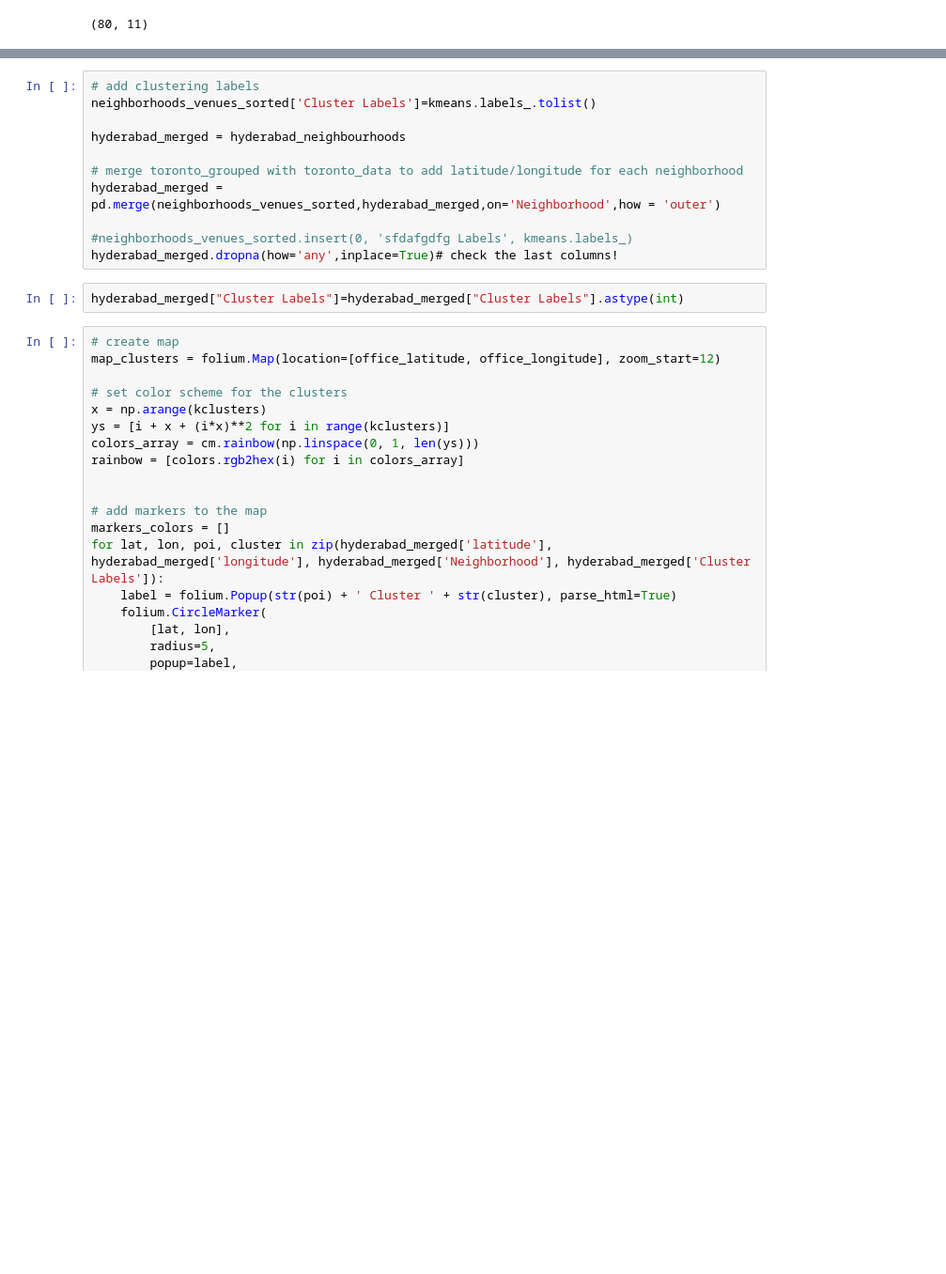
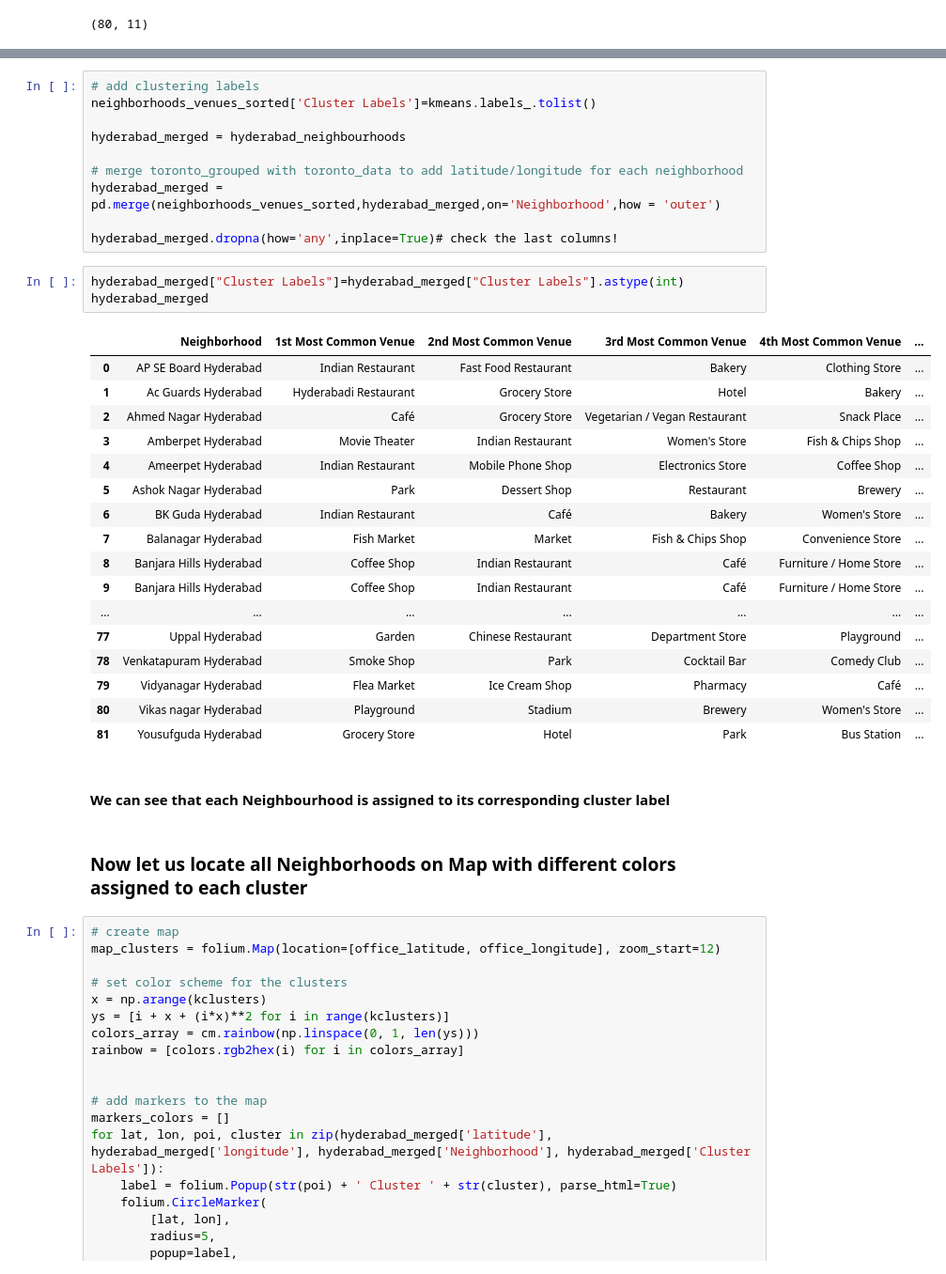
Before and after one commit to Poojakatta/THE-BATTLE-OF-NEIGHBOURHOODS-WEEK1-, a Jupyter notebook: BATTLE OF NEIGHBORHOODS(WEEK2).ipynb, the cells around one changed output, grey strips where cells are left out. Shown at 94% size. Drawn from its saved outputs; the diff is of its cells as text; blank space fills up the shorter version.

```diff
--- a/BATTLE OF NEIGHBORHOODS(WEEK2).ipynb
+++ b/BATTLE OF NEIGHBORHOODS(WEEK2).ipynb
@@ -522,10 +500,32 @@ hyderabad_merged = hyderabad_neighbourhoods
 # merge toronto_grouped with toronto_data to add latitude/longitude for each neighborhood
 hyderabad_merged = pd.merge(neighborhoods_venues_sorted,hyderabad_merged,on='Neighborhood',how = 'outer')
 
-#neighborhoods_venues_sorted.insert(0, 'sfdafgdfg Labels', kmeans.labels_)
 hyderabad_merged.dropna(how='any',inplace=True)# check the last columns!
 # %%
 hyderabad_merged["Cluster Labels"]=hyderabad_merged["Cluster Labels"].astype(int)
+hyderabad_merged
+# %% [output]
+|  | Neighborhood | 1st Most Common Venue | 2nd Most Common Venue | 3rd Most Common Venue | 4th Most Common Venue | ... |
+| 0 | AP SE Board Hyderabad | Indian Restaurant | Fast Food Restaurant | Bakery | Clothing Store | ... |
+| 1 | Ac Guards Hyderabad | Hyderabadi Restaurant | Grocery Store | Hotel | Bakery | ... |
+| 2 | Ahmed Nagar Hyderabad | Café | Grocery Store | Vegetarian / Vegan Restaurant | Snack Place | ... |
+| 3 | Amberpet Hyderabad | Movie Theater | Indian Restaurant | Women's Store | Fish & Chips Shop | ... |
+| 4 | Ameerpet Hyderabad | Indian Restaurant | Mobile Phone Shop | Electronics Store | Coffee Shop | ... |
+| 5 | Ashok Nagar Hyderabad | Park | Dessert Shop | Restaurant | Brewery | ... |
+| 6 | BK Guda Hyderabad | Indian Restaurant | Café | Bakery | Women's Store | ... |
+| 7 | Balanagar Hyderabad | Fish Market | Market | Fish & Chips Shop | Convenience Store | ... |
+| 8 | Banjara Hills Hyderabad | Coffee Shop | Indian Restaurant | Café | Furniture / Home Store | ... |
+| 9 | Banjara Hills Hyderabad | Coffee Shop | Indian Restaurant | Café | Furniture / Home Store | ... |
+| ... | ... | ... | ... | ... | ... | ... |
+| 77 | Uppal Hyderabad | Garden | Chinese Restaurant | Department Store | Playground | ... |
+| 78 | Venkatapuram Hyderabad | Smoke Shop | Park | Cocktail Bar | Comedy Club | ... |
+| 79 | Vidyanagar Hyderabad | Flea Market | Ice Cream Shop | Pharmacy | Café | ... |
+| 80 | Vikas nagar Hyderabad | Playground | Stadium | Brewery | Women's Store | ... |
+| 81 | Yousufguda Hyderabad | Grocery Store | Hotel | Park | Bus Station | ... |
+# %% [markdown]
+#### We can see that each Neighbourhood is assigned to its corresponding cluster label ####
+# %% [markdown]
+### Now let us locate all Neighborhoods on Map with different colors assigned to each cluster ###
 # %%
 # create map
 map_clusters = folium.Map(location=[office_latitude, office_longitude], zoom_start=12)
```
Also changed, not shown: parts of 35 cells of this notebook.
